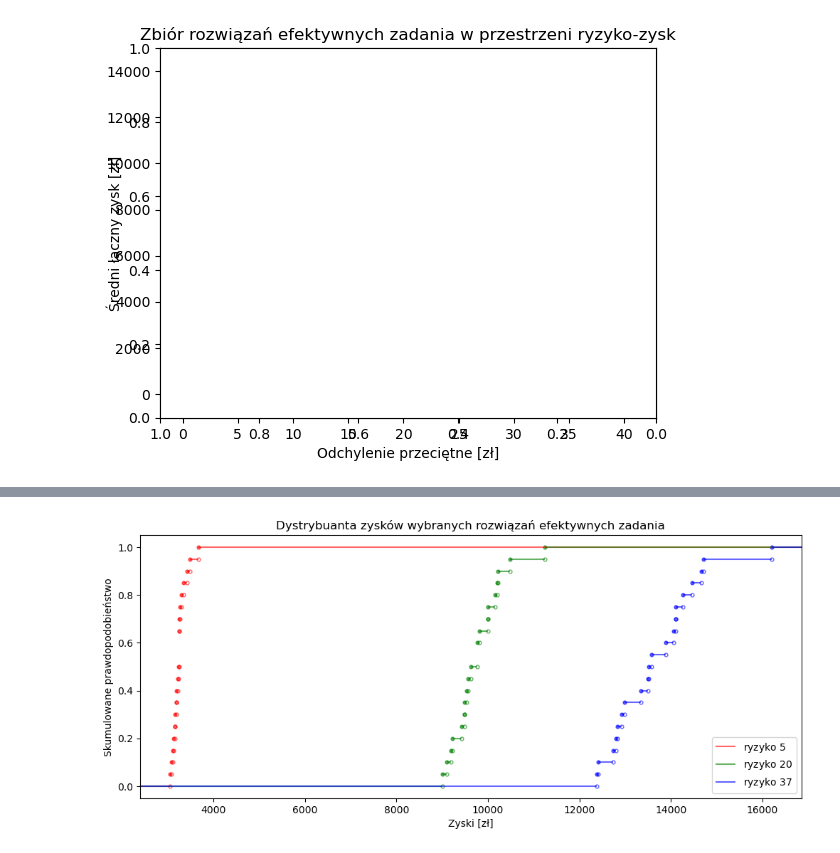
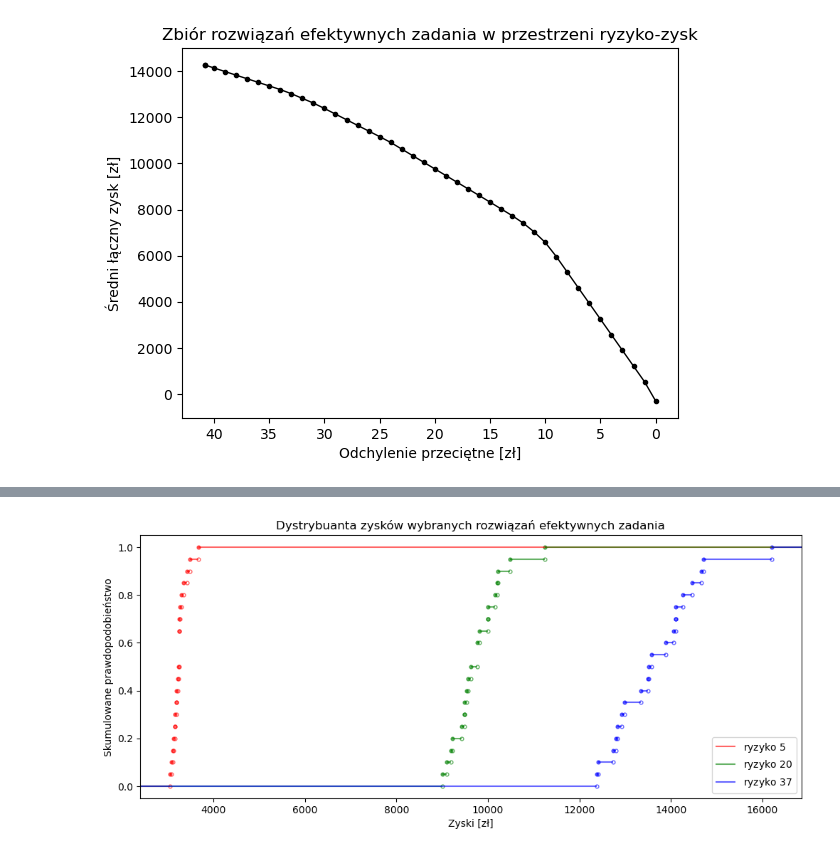
Before and after one commit to jostrzol/wdwr, a Jupyter notebook: src/z2.ipynb, the cells around one changed output, grey strips where cells are left out. Saved outputs shown, nothing was run; the diff lists cells and outputs as text; code cells hidden in the pictures.

```diff
--- a/src/z2.ipynb
+++ b/src/z2.ipynb
@@ -50,17 +50,17 @@ z2_a_df.head()
 # %%
 import numpy as np
 from matplotlib import pyplot as plt
 
 
 ax = plt.subplot(1, 1, 1)
-ax.plot(z2_a_df["out_risk"], z2_a_df["out_average_profit"], "ko-", linewidth=1, markersize=3)
+ax.plot(z2_a_df["out_risk"], z2_a_df["out_profit_average"], "ko-", linewidth=1, markersize=3)
 ax.invert_xaxis()
 plt.title("Zbiór rozwiązań efektywnych zadania w przestrzeni ryzyko-zysk")
 plt.xlabel("Odchylenie przeciętne [zł]")
 plt.ylabel("Średni łączny zysk [zł]")
 plt.show()
 # %% [output]
-[figure, old version]
+[figure, new version]
 # %%
 z2_c_out_text = run_ampl("./src/z2-c.run")
 print(z2_c_out_text)
```
Also changed, not shown: parts of 5 cells of this notebook, 5 other files.
